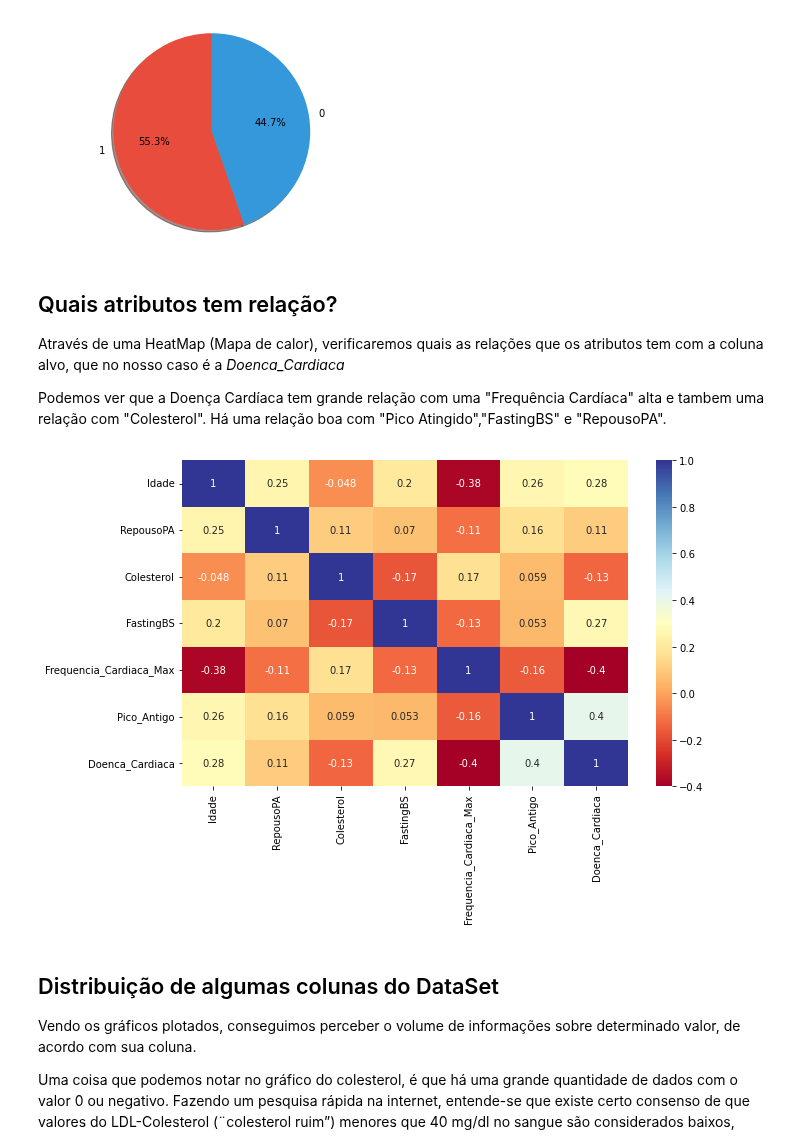
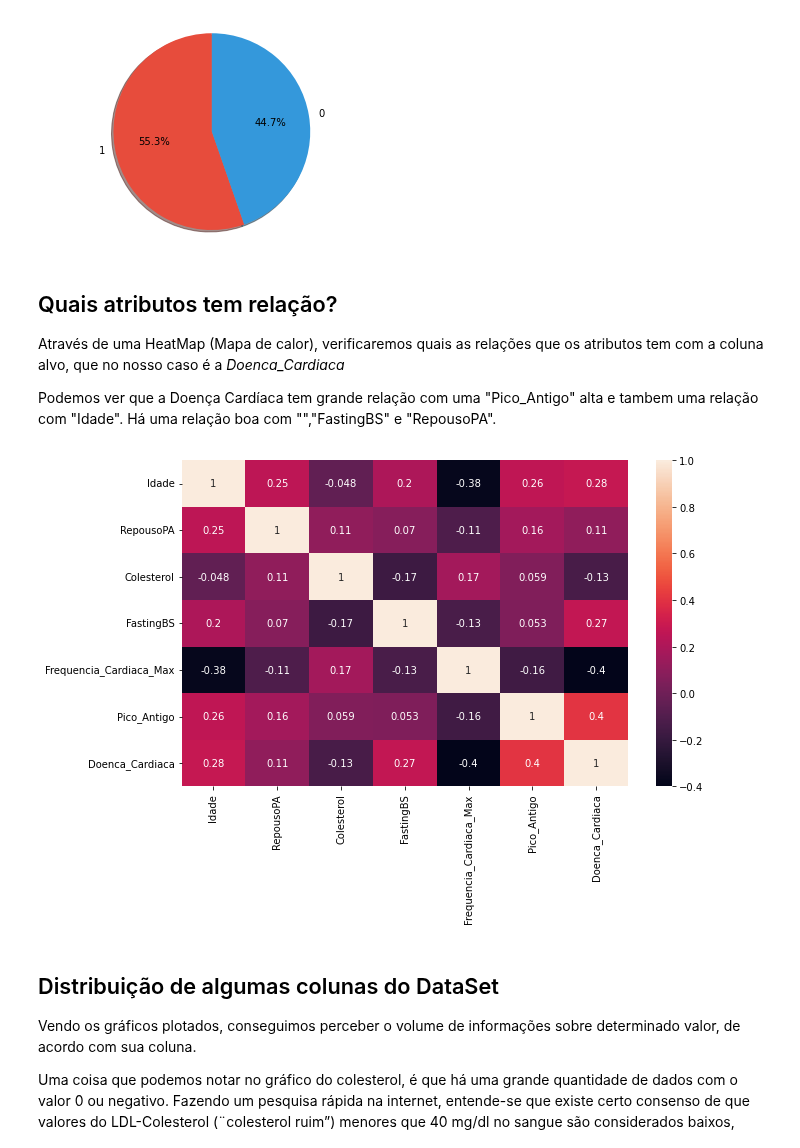
Before and after one commit to patrickpiccini/heart-failure-prediction, a Jupyter notebook: heart_failure_prediction.ipynb, the cells around one changed output. Cells and saved outputs as stored; diff of their text form; code cells hidden in the pictures.

```diff
--- a/heart_failure_prediction.ipynb
+++ b/heart_failure_prediction.ipynb
@@ -197,14 +197,16 @@ paciente sem Insuficiência Cardiaca: 410
 
 Através de uma HeatMap (Mapa de calor), verificaremos quais as relações que os atributos tem com a coluna alvo, que no nosso caso é a _Doenca_Cardiaca_
 
-Podemos ver que a Doença Cardíaca tem grande relação com uma "Frequência Cardíaca" alta e tambem uma relação com "Colesterol". Há uma relação boa com "Pico Atingido","FastingBS" e "RepousoPA".
+Podemos ver que a Doença Cardíaca tem grande relação com uma "Pico_Antigo" alta e tambem uma relação com "Idade". Há uma relação boa com "","FastingBS" e "RepousoPA".
 # %%
 plt.figure(figsize=(10,6))
 
-sns.heatmap(heart_df.corr(), annot=True, cmap ="RdYlBu")
+colors = ["#FF0B04", "#4374B3"]
+sns.set_palette(sns.color_palette(colors))
+sns.heatmap(heart_df.corr(), annot=True)
 plt.show()
 # %% [output]
-[figure, old version]
+[figure, new version]
 # %% [markdown]
 ## Distribuição de algumas colunas do DataSet
 
```
Also changed, not shown: parts of 18 cells of this notebook.
